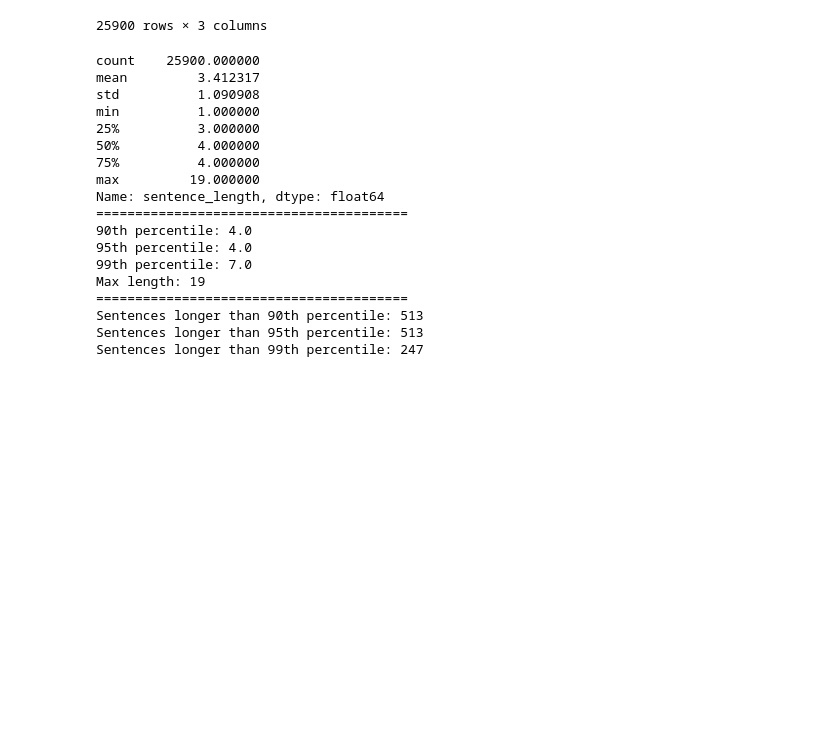
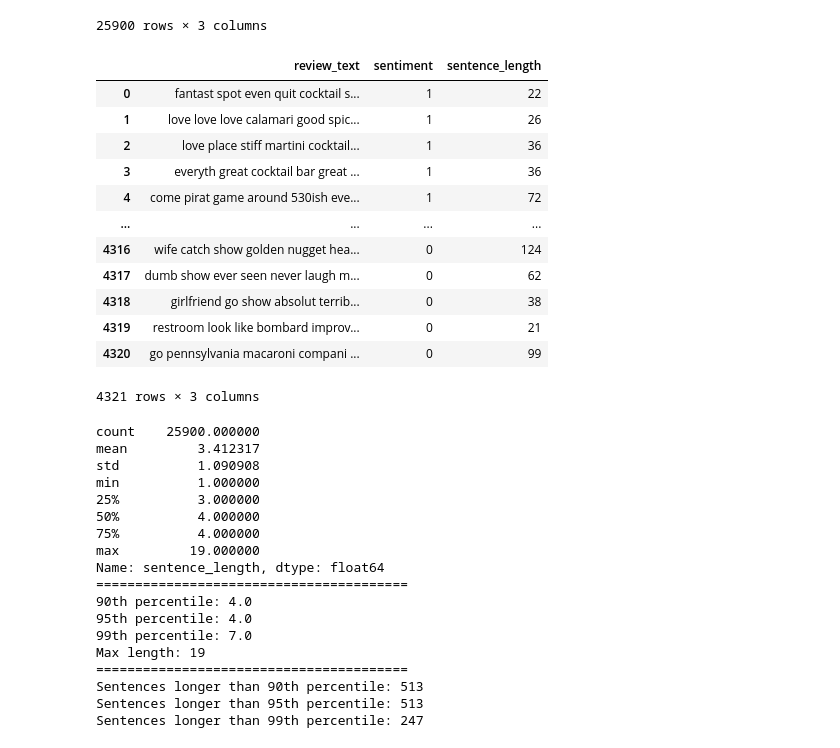
Before and after one commit to lawun330/nlp-sentiment-analysis-comparison, a Jupyter notebook: prep_data.ipynb, the cells around one changed output. Saved outputs shown, nothing was run; the diff lists cells and outputs as text; code cells hidden in the pictures; blank space fills up the shorter version.

Commit message:
Added preprocessing test data

```diff
--- a/prep_data.ipynb
+++ b/prep_data.ipynb
@@ -75,3 +83,6 @@ df2
 | 24998 | 24999 | female | 26-35 | central | automobile | online | snapdeal | ... |
 | 24999 | 25000 | male | 46-60 | central | travel | online | lenskart | ... |
 25000 rows × 13 columns
+# %%
+df_test = pd.read_csv('./datasets/TestReviews.csv', delimiter=',')
+df_test
@@ -129,0 +159,4 @@ df2
+# %%
+# rename the columns of the third dataset
+df_test = df_test.rename(columns={'review': 'review_text', 'class': 'sentiment'})
+df_test
@@ -187,5 +234,5 @@ The cutoff value is arbitrary. In this project, the 90th percentile of sentence
 ### Preprocessing: Removing Invalid Entries
 # %%
 # remove invalid entries
-df = df.dropna()
-df
+df_train = df_train.dropna()
+df_test = df_test.dropna()
@@ -441,3 +474,6 @@ df
 | 25898 | great valu money | 1 |
 | 25899 | product okay noth special | 2 |
 25900 rows × 2 columns
+# %%
+df_test['review_text'] = df_test['review_text'].progress_apply(lambda x: preprocess_text(x, nlp))
+df_test
@@ -461,4 +511,22 @@ df
 | 25898 | great valu money | 1 | 3 |
 | 25899 | product okay noth special | 2 | 4 |
 25900 rows × 3 columns
+# %%
+# create a new temporary column to calculate sentence lengths
+df_test['sentence_length'] = df_test['review_text'].apply(lambda x: len(x.split()))
+df_test
+# %% [output]
+|  | review_text | sentiment | sentence_length |
+| 0 | fantast spot even quit cocktail s... | 1 | 22 |
+| 1 | love love love calamari good spic... | 1 | 26 |
+| 2 | love place stiff martini cocktail... | 1 | 36 |
+| 3 | everyth great cocktail bar great ... | 1 | 36 |
+| 4 | come pirat game around 530ish eve... | 1 | 72 |
+| ... | ... | ... | ... |
+| 4316 | wife catch show golden nugget hea... | 0 | 124 |
+| 4317 | dumb show ever seen never laugh m... | 0 | 62 |
+| 4318 | girlfriend go show absolut terrib... | 0 | 38 |
+| 4319 | restroom look like bombard improv... | 0 | 21 |
+| 4320 | go pennsylvania macaroni compani ... | 0 | 99 |
+4321 rows × 3 columns
 # %%
```
Also changed, not shown: parts of 24 cells of this notebook.
